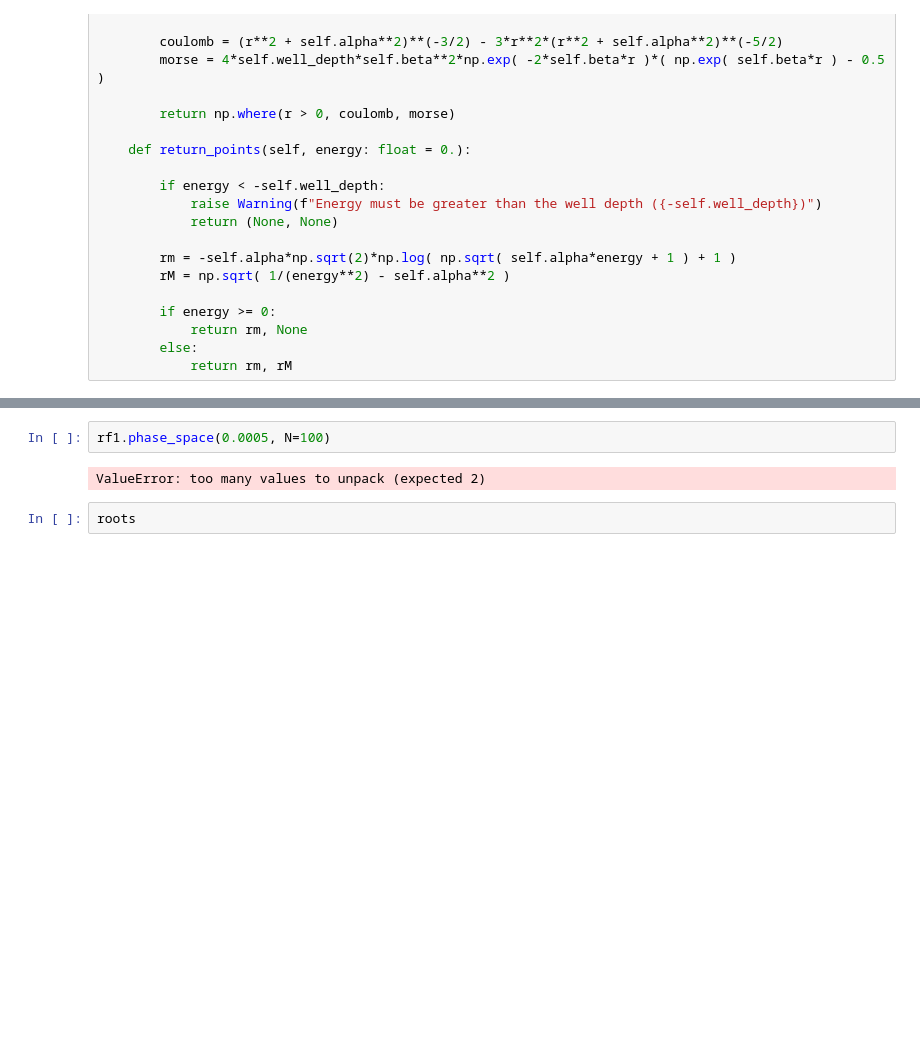
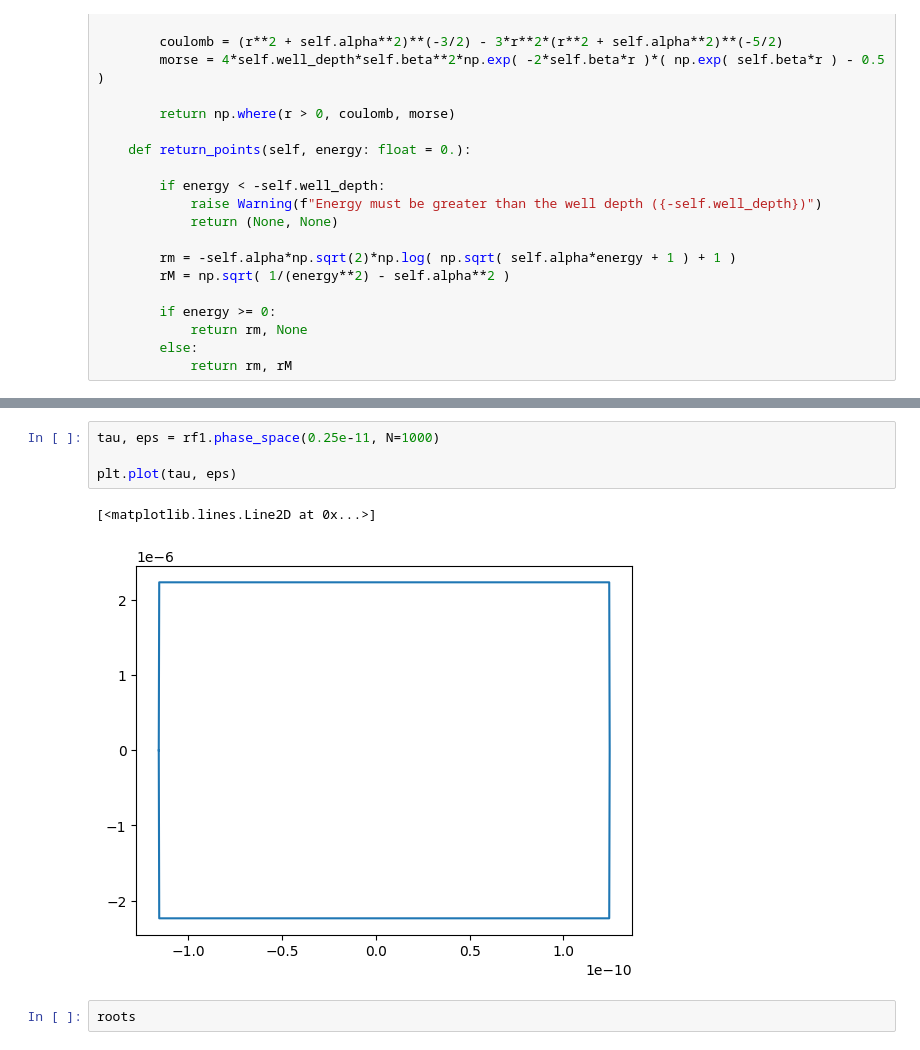
Before and after one commit to Gabriel-Amici/MorseCoulomb, a Jupyter notebook: notebooks/development/classes/class_dev_copy.ipynb, the cells around one changed output, grey strips where cells are left out. Cells and saved outputs as stored; diff of their text form; blank space fills up the shorter version.

```diff
--- a/notebooks/development/classes/class_dev_copy.ipynb
+++ b/notebooks/development/classes/class_dev_copy.ipynb
@@ -469,7 +548,10 @@ plt.grid()
 # %%
-rf1.phase_space(0.0005, N=100)
+tau, eps = rf1.phase_space(0.25e-11, N=1000)
+
+plt.plot(tau, eps)
 # %% [output]
-ValueError: too many values to unpack (expected 2)
+[<matplotlib.lines.Line2D at 0x...>]
+[figure, added]
 # %%
 roots
 # %% [output]
```
Also changed, not shown: parts of 8 cells of this notebook.
